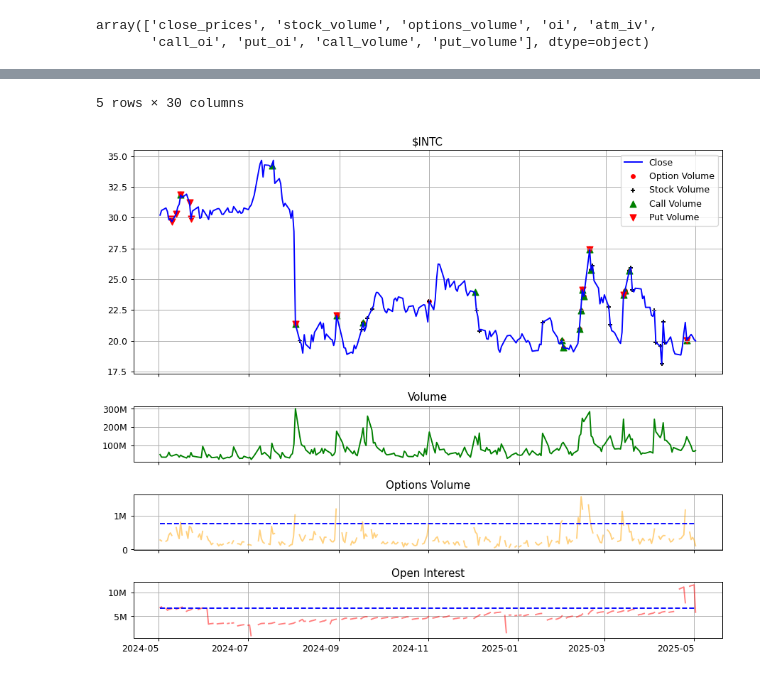
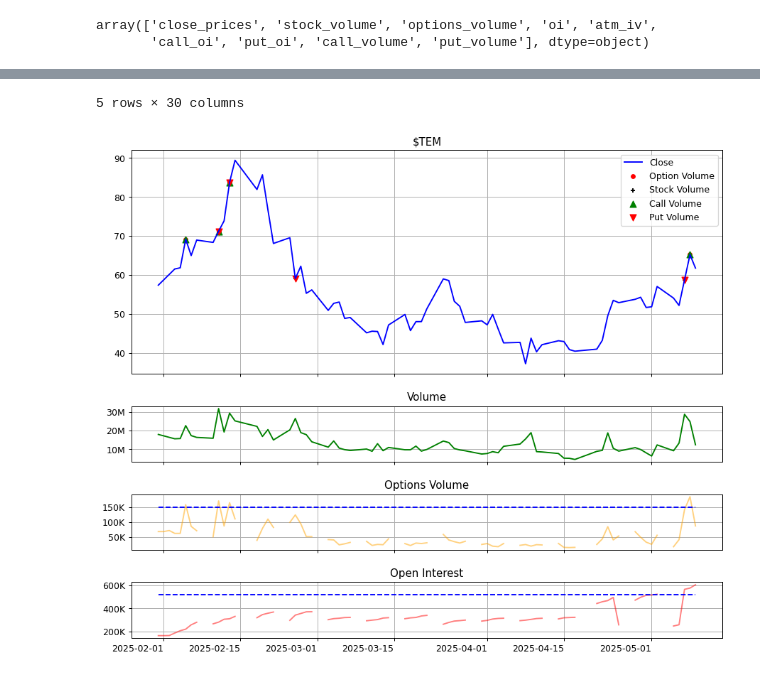
Before and after one commit to jach8/stock_watcher, a Jupyter notebook: models/trends/cd3.ipynb, the cells around one changed output, grey strips where cells are left out. Saved outputs shown, nothing was run; the diff lists cells and outputs as text; code cells hidden in the pictures.

```diff
--- a/models/trends/cd3.ipynb
+++ b/models/trends/cd3.ipynb
@@ -196,5 +197,5 @@ avgo, hims, rddt, fxy, dltr, pct, oklo, tem, btu
 # %%
-_, b = show_volume_oi('intc','2024-05-02')
+_, b = show_volume_oi('tem')
 b.tail()
 # %% [output]
 |  | total_vol | total_prem | total_oi | call_vol | put_vol | call_oi | put_oi | call_iv | put_iv | atm_iv | ... |
@@ -207,5 +208,5 @@ b.tail()
 5 rows × 30 columns
-[figure, old version]
+[figure, new version]
 # %%
 df
 # %% [output]
```
Also changed, not shown: parts of 10 cells of this notebook, 4 other files.
